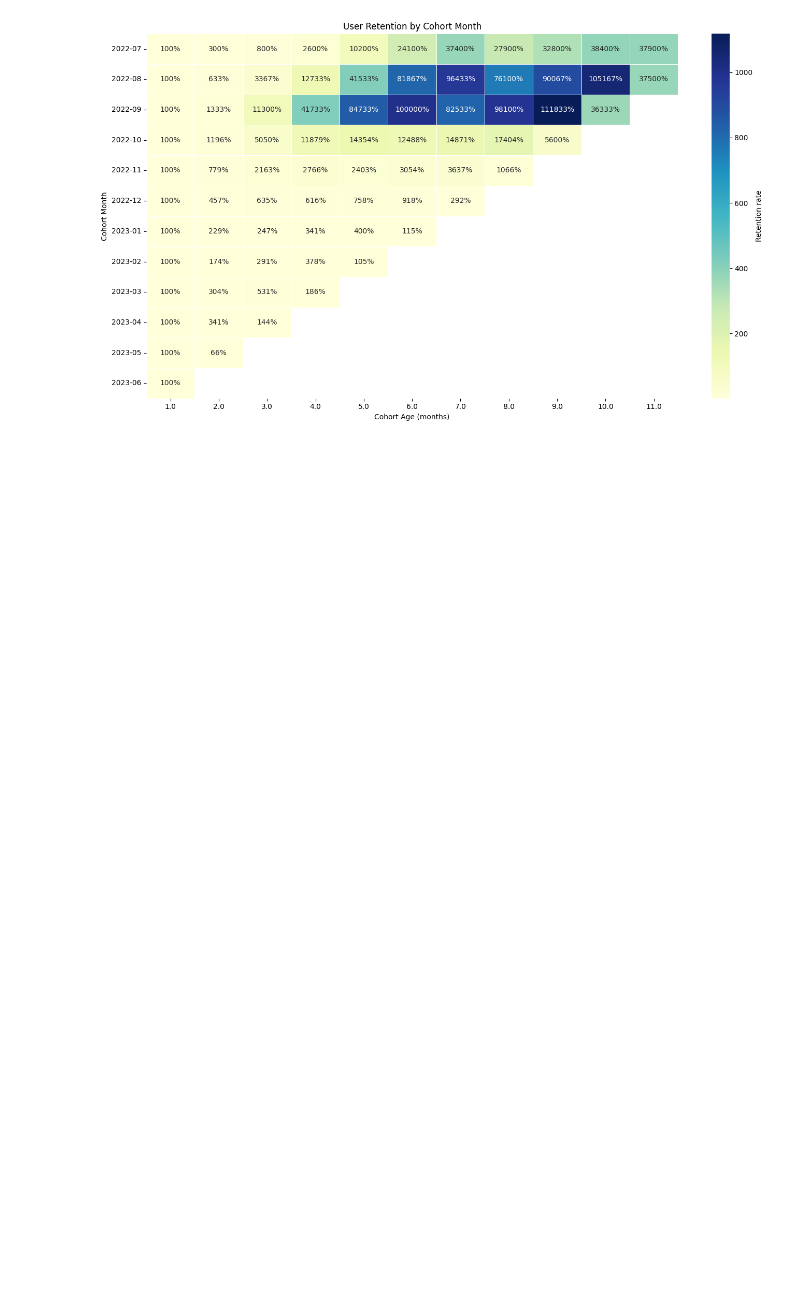
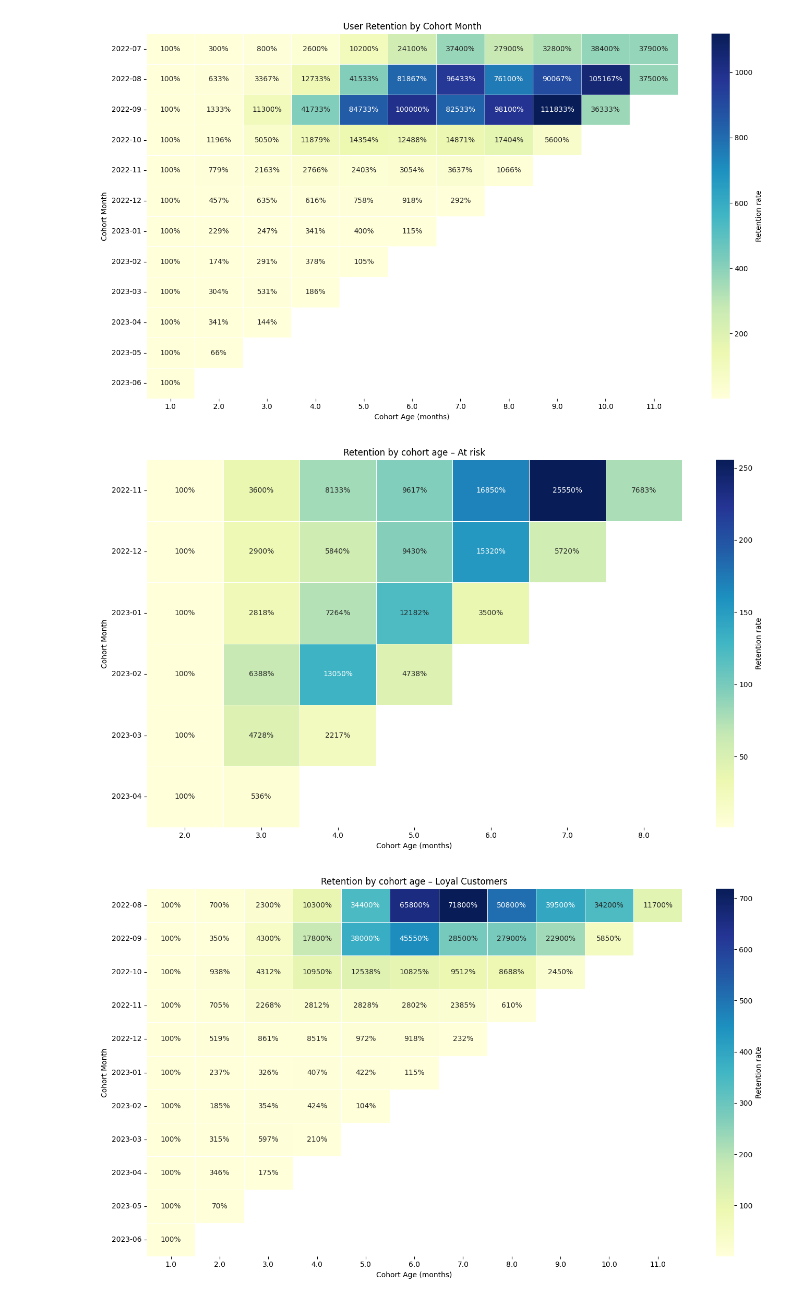
Before and after one commit to bfreiheit/customer_segmentation, a Jupyter notebook: notebooks/RFM.ipynb, the cells around one changed output. Cells and saved outputs as stored; diff of their text form; code cells hidden in the pictures; blank space fills up the shorter version.

Commit message:
add cohort analysis

```diff
--- a/notebooks/RFM.ipynb
+++ b/notebooks/RFM.ipynb
@@ -180,3 +173,44 @@ plt.tight_layout()
 plt.show()
 # %% [output]
 [figure]
+# %%
+segments = cohort['RFM_groups'].unique()
+
+for segment in segments:
+    segment_df = cohort[cohort['RFM_groups'] == segment]
+
+    # Größe der Kohorte
+    cohort_sizes = (
+        segment_df[segment_df['cohort_age'] == segment_df['cohort_age'].min()]
+        .groupby('cohort_month')['user_id'].nunique().reset_index(name='cohort_size')
+    )
+    retention = (
+        segment_df.groupby(['cohort_month','cohort_age'])['user_id'].nunique().reset_index(name='num_users')
+        .merge(cohort_sizes, on='cohort_month')
+    )
+    retention['retention_rate'] = retention['num_users'] / retention['cohort_size']
+
+    retention_pivot = retention.pivot_table(
+        index='cohort_month',
+        columns='cohort_age',
+        values='retention_rate'
+    )
+
+    plt.figure(figsize=(14,8))
+    sns.heatmap(
+        retention_pivot,
+        cmap='YlGnBu',
+        annot=True,
+        fmt=".0%",
+        cbar_kws={'label': 'Retention rate'},
+        linewidths=0.5
+    )
+    plt.title(f'Retention by cohort age – {segment}')
+    plt.ylabel('Cohort Month')
+    plt.xlabel('Cohort Age (months)')
+    plt.yticks(rotation=0)
+    plt.tight_layout()
+    plt.show()
+# %% [output]
+[figure, added]
+[figure, added]
```
Also changed, not shown: parts of 3 cells of this notebook, 1 other file.
